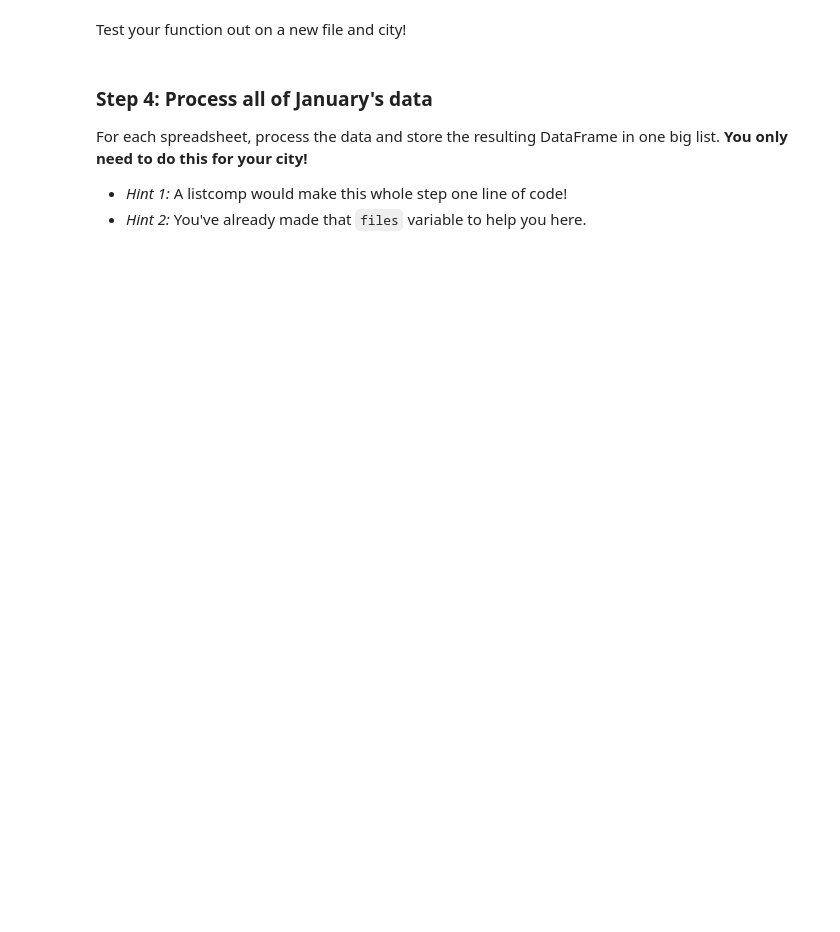
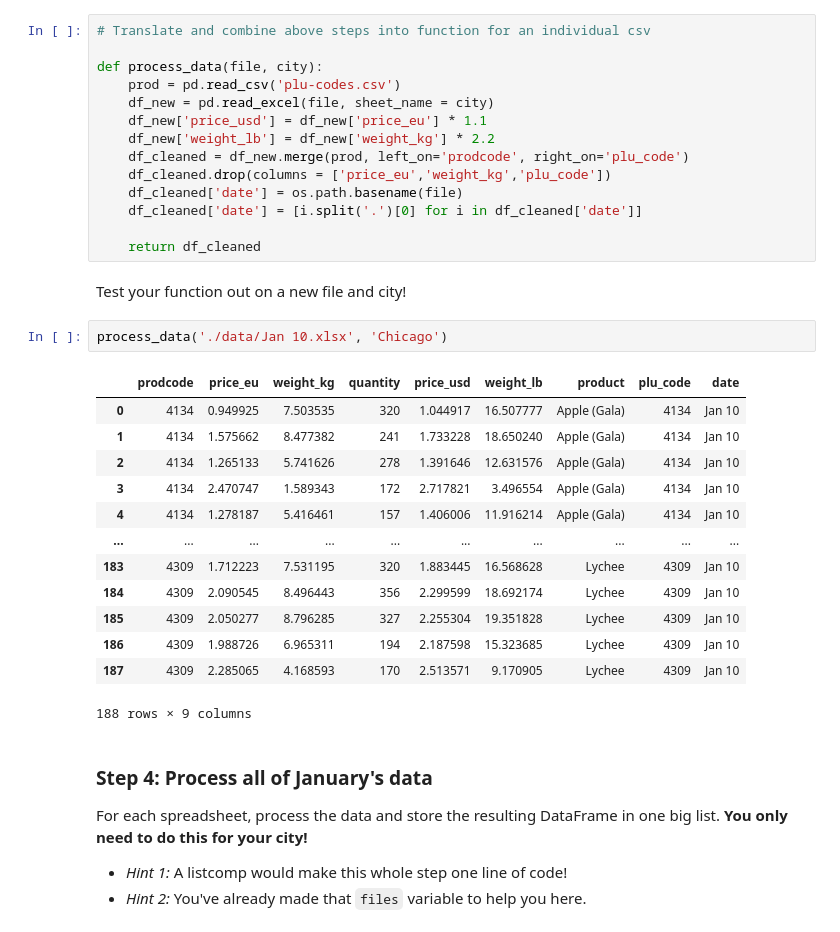
Before and after one commit to ersingt/GA, a Jupyter notebook: labs/2.02-lab-excel-madness-master/starter-code.ipynb, the cells around one changed output. Drawn from its saved outputs; the diff is of its cells as text; blank space fills up the shorter version.

```diff
--- a/labs/2.02-lab-excel-madness-master/starter-code.ipynb
+++ b/labs/2.02-lab-excel-madness-master/starter-code.ipynb
@@ -80,5 +123,35 @@ def process_data(file, city):
+# %%
+# Translate and combine above steps into function for an individual csv
+
+def process_data(file, city):
+    prod = pd.read_csv('plu-codes.csv')
+    df_new = pd.read_excel(file, sheet_name = city)
+    df_new['price_usd'] = df_new['price_eu'] * 1.1
+    df_new['weight_lb'] = df_new['weight_kg'] * 2.2
+    df_cleaned = df_new.merge(prod, left_on='prodcode', right_on='plu_code')
+    df_cleaned.drop(columns = ['price_eu','weight_kg','plu_code'])
+    df_cleaned['date'] = os.path.basename(file)
+    df_cleaned['date'] = [i.split('.')[0] for i in df_cleaned['date']]
+
+    return df_cleaned
 # %% [markdown]
 Test your function out on a new file and city!
+# %%
+process_data('./data/Jan 10.xlsx', 'Chicago')
+# %% [output]
+|  | prodcode | price_eu | weight_kg | quantity | price_usd | weight_lb | product | plu_code | date |
+| 0 | 4134 | 0.949925 | 7.503535 | 320 | 1.044917 | 16.507777 | Apple (Gala) | 4134 | Jan 10 |
+| 1 | 4134 | 1.575662 | 8.477382 | 241 | 1.733228 | 18.650240 | Apple (Gala) | 4134 | Jan 10 |
+| 2 | 4134 | 1.265133 | 5.741626 | 278 | 1.391646 | 12.631576 | Apple (Gala) | 4134 | Jan 10 |
+| 3 | 4134 | 2.470747 | 1.589343 | 172 | 2.717821 | 3.496554 | Apple (Gala) | 4134 | Jan 10 |
+| 4 | 4134 | 1.278187 | 5.416461 | 157 | 1.406006 | 11.916214 | Apple (Gala) | 4134 | Jan 10 |
+| ... | ... | ... | ... | ... | ... | ... | ... | ... | ... |
+| 183 | 4309 | 1.712223 | 7.531195 | 320 | 1.883445 | 16.568628 | Lychee | 4309 | Jan 10 |
+| 184 | 4309 | 2.090545 | 8.496443 | 356 | 2.299599 | 18.692174 | Lychee | 4309 | Jan 10 |
+| 185 | 4309 | 2.050277 | 8.796285 | 327 | 2.255304 | 19.351828 | Lychee | 4309 | Jan 10 |
+| 186 | 4309 | 1.988726 | 6.965311 | 194 | 2.187598 | 15.323685 | Lychee | 4309 | Jan 10 |
+| 187 | 4309 | 2.285065 | 4.168593 | 170 | 2.513571 | 9.170905 | Lychee | 4309 | Jan 10 |
+188 rows × 9 columns
 # %% [markdown]
 ### Step 4: Process all of January's data
 For each spreadsheet, process the data and store the resulting DataFrame in one big list. **You only need to do this for your city!**
```
Also changed, not shown: parts of 10 cells of this notebook, 1 other file.
